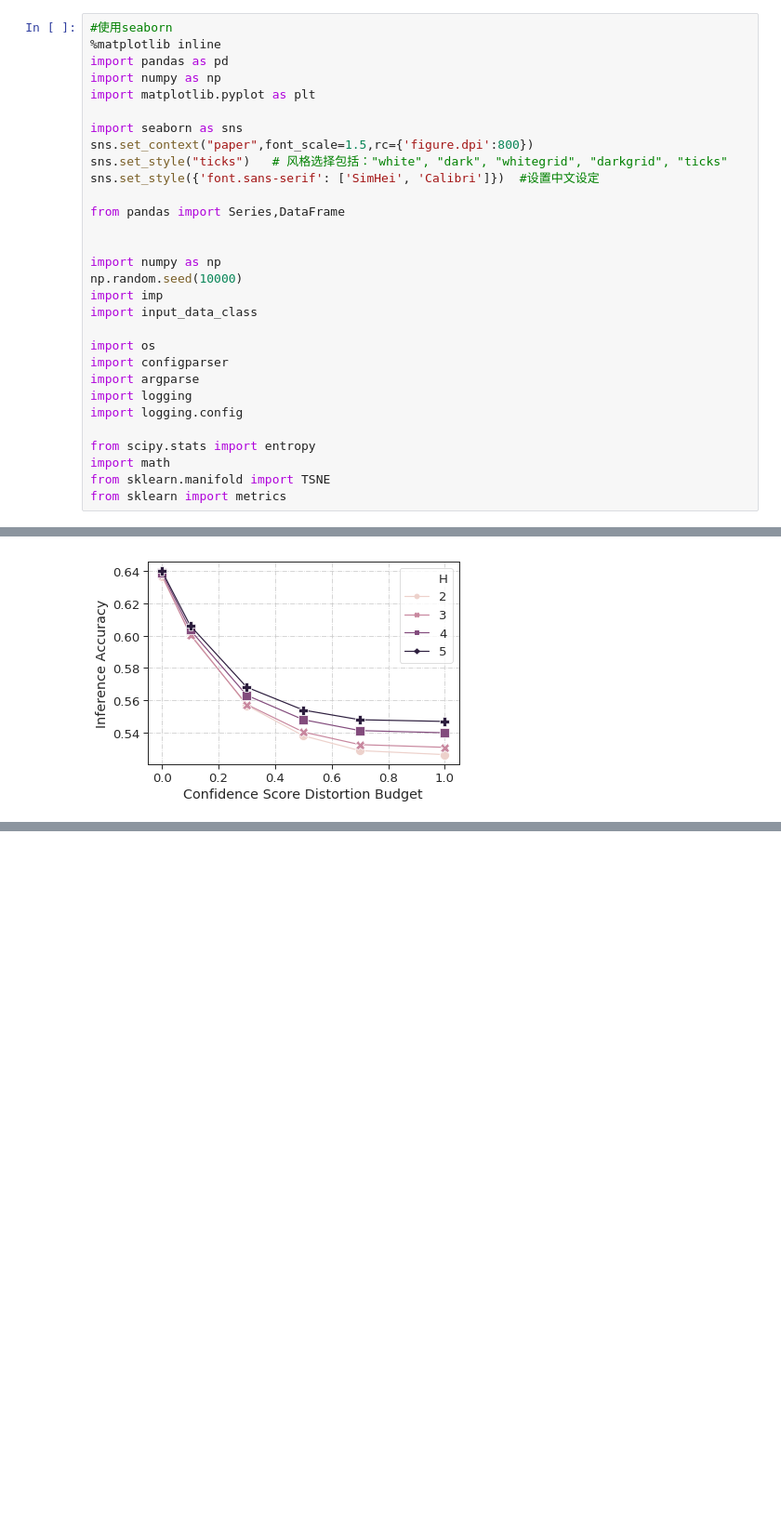
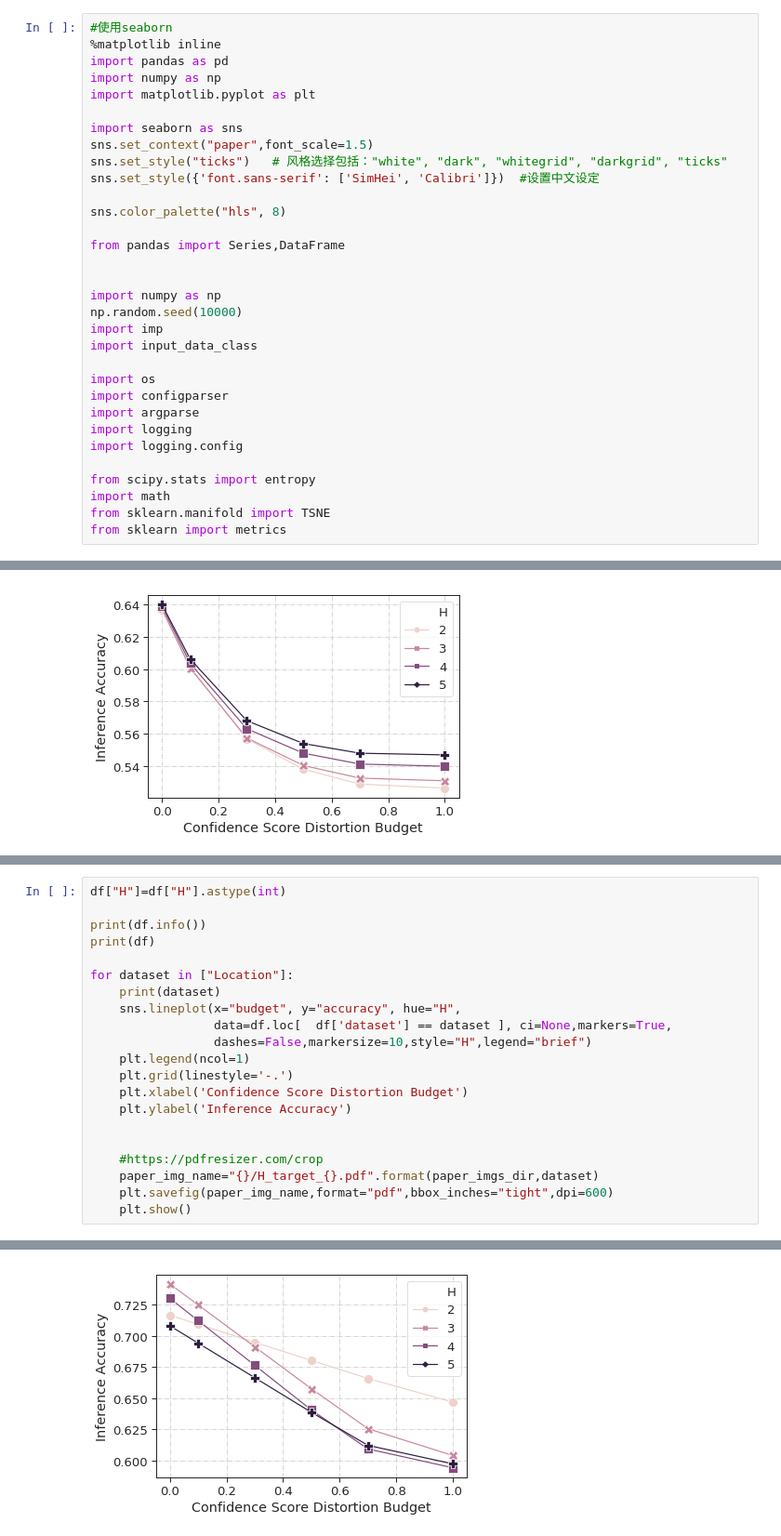
Before and after one commit to duoergun0729/MIAA, a Jupyter notebook: paper_draw.ipynb, the cells around one changed output, grey strips where cells are left out. Shown at 93% size. Saved outputs shown, nothing was run; the diff lists cells and outputs as text; blank space fills up the shorter version.

```diff
--- a/paper_draw.ipynb
+++ b/paper_draw.ipynb
@@ -6,9 +6,11 @@ import numpy as np
 import matplotlib.pyplot as plt
 
 import seaborn as sns
-sns.set_context("paper",font_scale=1.5,rc={'figure.dpi':800})
+sns.set_context("paper",font_scale=1.5)
 sns.set_style("ticks")   # 风格选择包括："white", "dark", "whitegrid", "darkgrid", "ticks"
 sns.set_style({'font.sans-serif': ['SimHei', 'Calibri']})  #设置中文设定
+
+sns.color_palette("hls", 8)
 
 from pandas import Series,DataFrame
 
@@ -560,0 +600,22 @@ CH-MNIST
+# %%
+df["H"]=df["H"].astype(int)
+
+print(df.info())
+print(df)
+
+for dataset in ["Location"]:
+    print(dataset)
+    sns.lineplot(x="budget", y="accuracy", hue="H",
+                 data=df.loc[  df['dataset'] == dataset ], ci=None,markers=True,
+                 dashes=False,markersize=10,style="H",legend="brief")
+    plt.legend(ncol=1)
+    plt.grid(linestyle='-.')
+    plt.xlabel('Confidence Score Distortion Budget')
+    plt.ylabel('Inference Accuracy')
+
+
+    #https://pdfresizer.com/crop
+    paper_img_name="{}/H_target_{}.pdf".format(paper_imgs_dir,dataset)
+    plt.savefig(paper_img_name,format="pdf",bbox_inches="tight",dpi=600)
+    plt.show()
+# %% [output]
@@ -560,0 +639 @@ CH-MNIST
+[figure, added]
```
Also changed, not shown: parts of 7 cells of this notebook, 6 other files.
